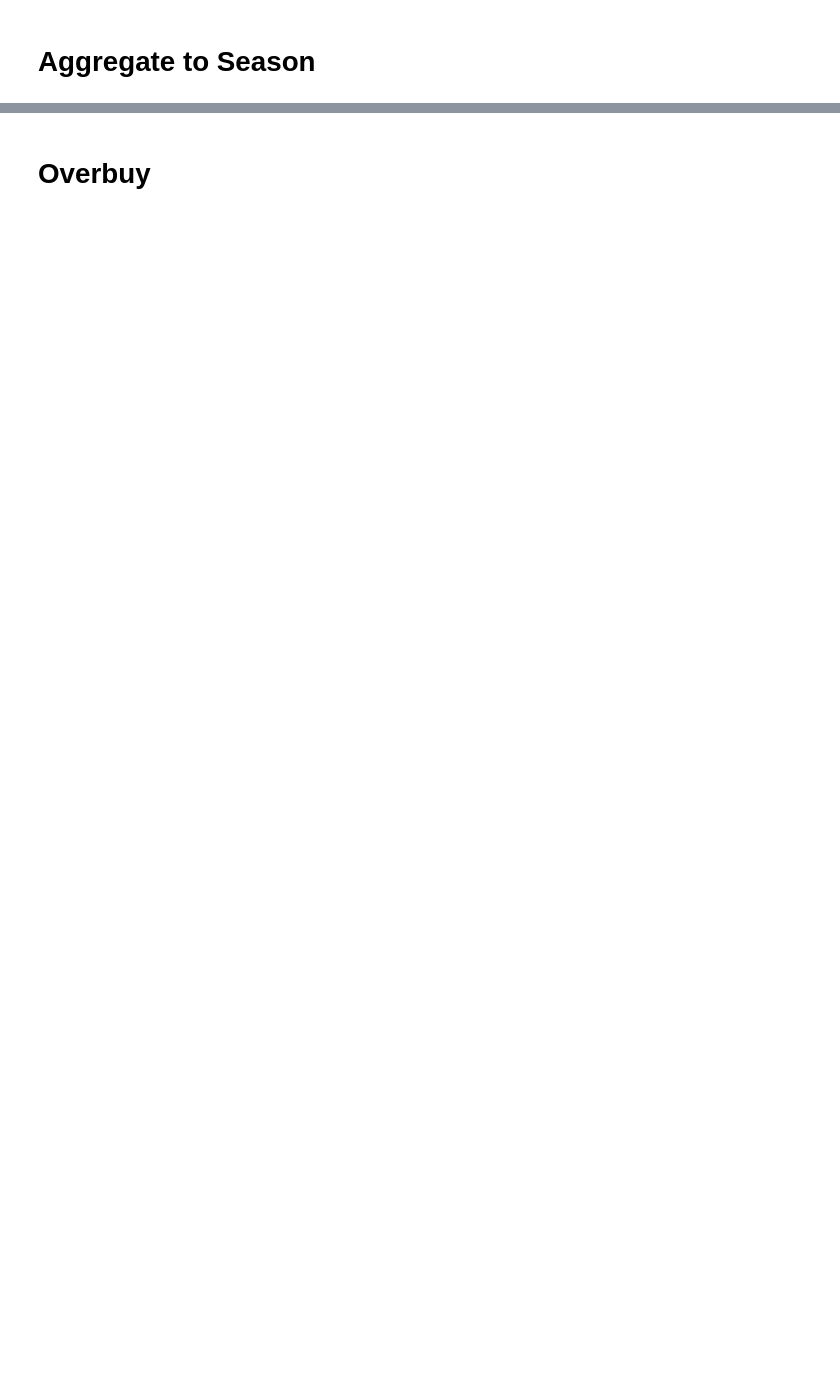
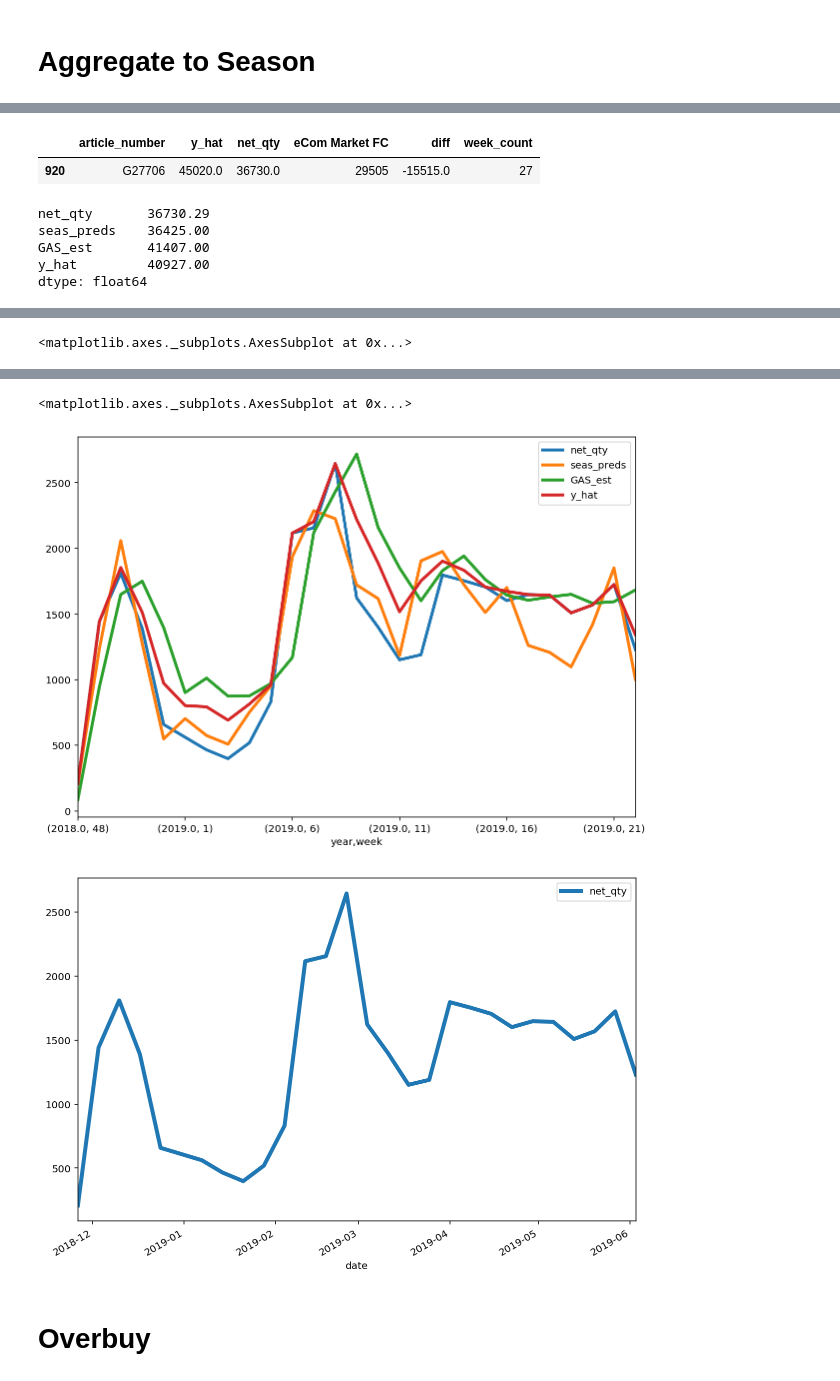
Before and after one commit to cwcomiskey/Misc, a Jupyter notebook: adidas/model_10Sept.ipynb, the cells around one changed output, grey strips where cells are left out. Cells and saved outputs as stored; diff of their text form; code cells hidden in the pictures; blank space fills up the shorter version.

```diff
--- a/adidas/model_10Sept.ipynb
+++ b/adidas/model_10Sept.ipynb
@@ -562,0 +593,3 @@ preds_season = pd.merge(
+# %%
+# Sum over season
+preds_season = pd.DataFrame(preds.groupby('article_number')['y_hat', 'net_qty'].apply(sum).round())
@@ -562,0 +599,17 @@ preds_season = pd.merge(
+# %%
+# Combine DAA + eCom
+preds_season = pd.merge(preds_season, SS20[['article_number', 'eCom Market FC']], how = 'left', on = 'article_number').round()
+
+# preds_season = pd.merge(preds_season.drop('WE eCom', axis = 1), rma2, how = 'left', left_on='article_number', right_on='Article Number').drop('Article Number', axis = 1).round()
+# %%
+# Add column with # of observed weeks
+preds_season = pd.merge(
+    preds_season, pd.DataFrame(preds[~preds.net_qty.isna()].article_number.value_counts()).rename(columns = {'article_number': 'week_count'}),
+    left_on='article_number', right_index = True)
+
+# Retain articles with at least 10 observed weeks
+preds_season = preds_season[preds_season.week_count > 9]
+# %%
+preds_season.loc[:, 'diff'] = preds_season['eCom Market FC'] - preds_season['y_hat']
+
+preds_season.sort_values('diff', ascending = False).set_index('article_number')
@@ -562,0 +635,38 @@ preds_season = pd.merge(
+# %%
+# Magnifying glass Plots --
+aoi = 'G27706'
+a = aoi
+
+#dat0[dat0.article_number == aoi].sort_values(['country', 'year', 'week'])#.iloc[1,]
+
+
+preds_season[preds_season.article_number == a]
+
+dat_a = preds[preds.article_number == a]
+dat_a.sort_values(['year', 'week']).set_index(['year', 'week']).drop('article_number', axis = 1).apply(np.sum)
+
+dat_a[~dat_a.net_qty.isna()]
+
+plt.rcParams["figure.figsize"] = [10,7]
+dat_a.sort_values(['year', 'week']).set_index(['year', 'week']).plot(linewidth = 3)
+
+dat_a.sort_values(['year', 'week']).set_index(['year', 'week'])
+
+# dat0[dat0.article_number == aoi].sort_values(['country', 'year', 'week'])#.iloc[1,]
+
+# plot --
+dat_aoi = dat0[dat0.article_number == aoi].copy()
+dat_aoi = pd.merge(pd.DataFrame(dat_aoi.groupby(['year', 'week'])['net_qty'].sum()).reset_index(), dat_aoi[['year', 'week']].drop_duplicates())
+dat_aoi.year = [str(x) for x in dat_aoi.year]
+dat_aoi.week = [str(x) for x in dat_aoi.week]
+dat_aoi['date'] = [dt.datetime.strptime(x[0] + '-' + x[1] + '-1', "%Y-%W-%w") for x in zip(dat_aoi.year, dat_aoi.week)]
+plt.rcParams["figure.figsize"] = [10,7]
+dat_aoi[['date', 'net_qty']].set_index('date').plot(linewidth = 4)
+# %% [output]
+|  | article_number | y_hat | net_qty | eCom Market FC | diff | week_count |
+| 920 | G27706 | 45020.0 | 36730.0 | 29505 | -15515.0 | 27 |
+net_qty       36730.29
+seas_preds    36425.00
+GAS_est       41407.00
+y_hat         40927.00
+dtype: float64
@@ -562,0 +690 @@ preds_season = pd.merge(
+<matplotlib.axes._subplots.AxesSubplot at 0x...>
@@ -563,3 +709,6 @@ preds_season = pd.merge(
+<matplotlib.axes._subplots.AxesSubplot at 0x...>
+[figure, added]
+[figure, added]
 # %% [markdown]
 # Overbuy
 # %%
```
Also changed, not shown: parts of 164 cells of this notebook.
